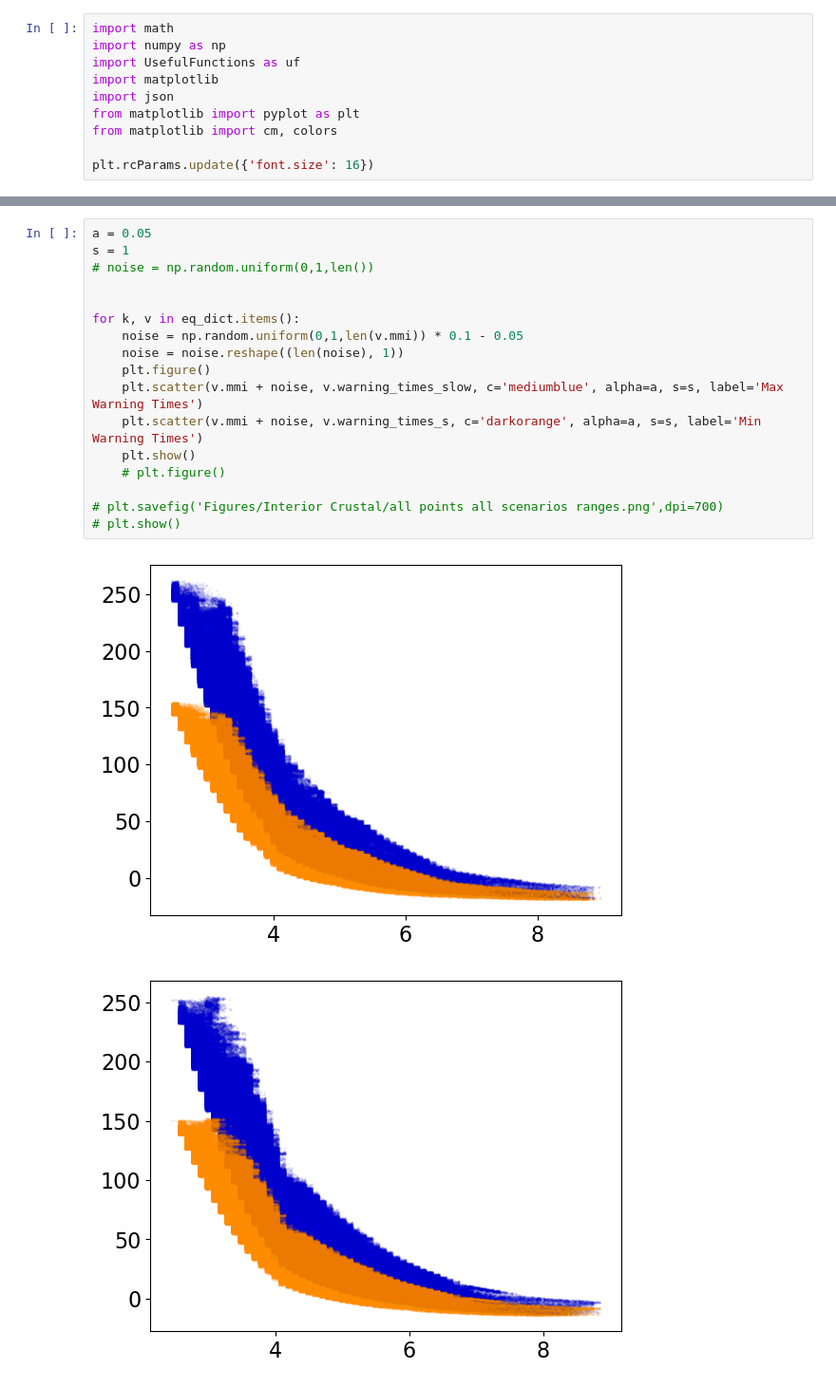
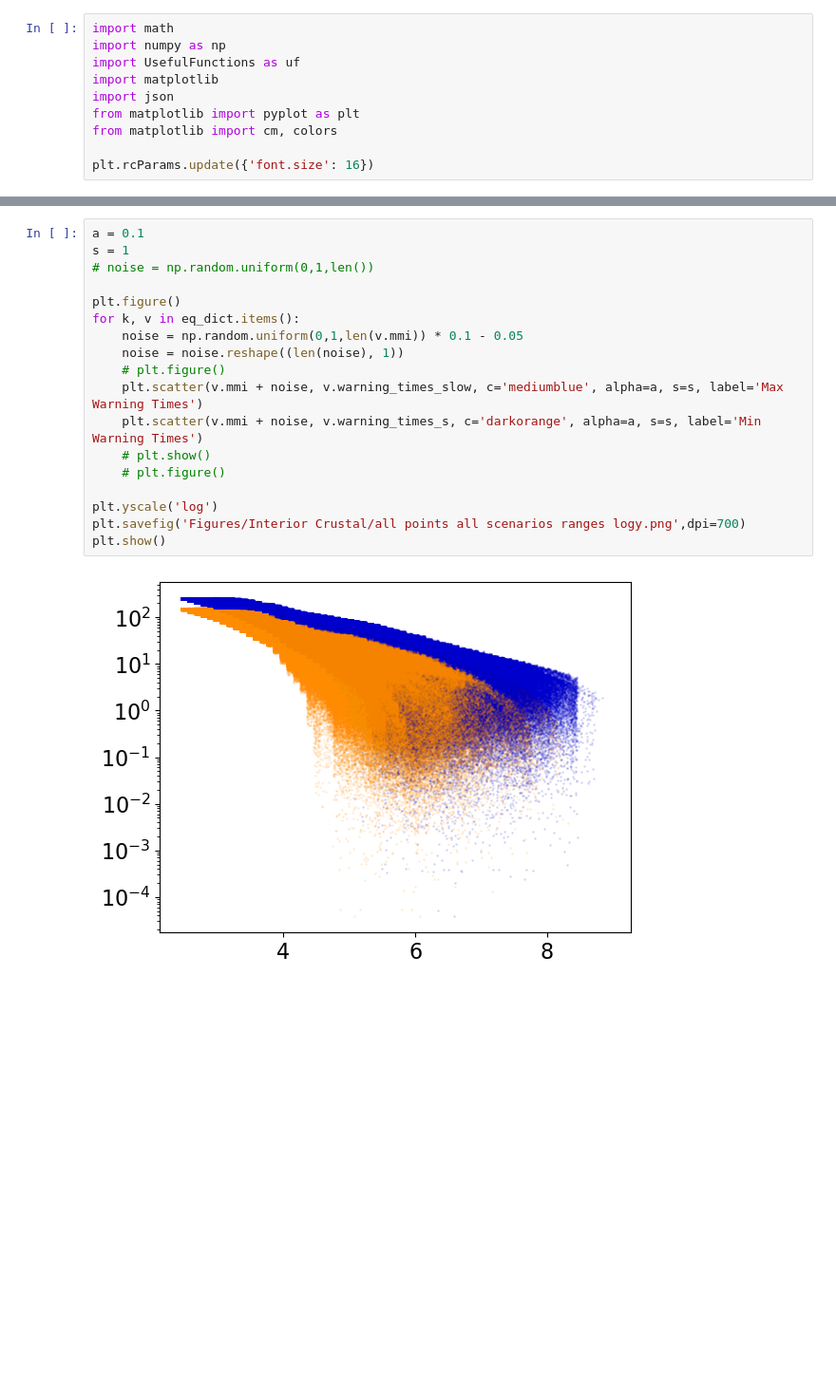
Before and after one commit to alexfozkos/ShakeMapsProcessor, a Jupyter notebook: Interior Pickles ranges.ipynb, the cells around one changed output, grey strips where cells are left out. Shown at 95% size. Cells and saved outputs as stored; diff of their text form; blank space fills up the shorter version.

```diff
--- a/Interior Pickles ranges.ipynb
+++ b/Interior Pickles ranges.ipynb
@@ -117,22 +117,22 @@ plt.show()
 # %% [output]
 [figure]
 # %%
-a = 0.05
+a = 0.1
 s = 1
 # noise = np.random.uniform(0,1,len())
 
-
+plt.figure()
 for k, v in eq_dict.items():
     noise = np.random.uniform(0,1,len(v.mmi)) * 0.1 - 0.05
     noise = noise.reshape((len(noise), 1))
-    plt.figure()
+    # plt.figure()
     plt.scatter(v.mmi + noise, v.warning_times_slow, c='mediumblue', alpha=a, s=s, label='Max Warning Times')
     plt.scatter(v.mmi + noise, v.warning_times_s, c='darkorange', alpha=a, s=s, label='Min Warning Times')
-    plt.show()
+    # plt.show()
     # plt.figure()
 
-# plt.savefig('Figures/Interior Crustal/all points all scenarios ranges.png',dpi=700)
-# plt.show()
+plt.yscale('log')
+plt.savefig('Figures/Interior Crustal/all points all scenarios ranges logy.png',dpi=700)
+plt.show()
 # %% [output]
-[figure, old version]
+[figure, new version]
-[figure, removed]
```
Also changed, not shown: parts of 3 cells of this notebook, 7 other files.
